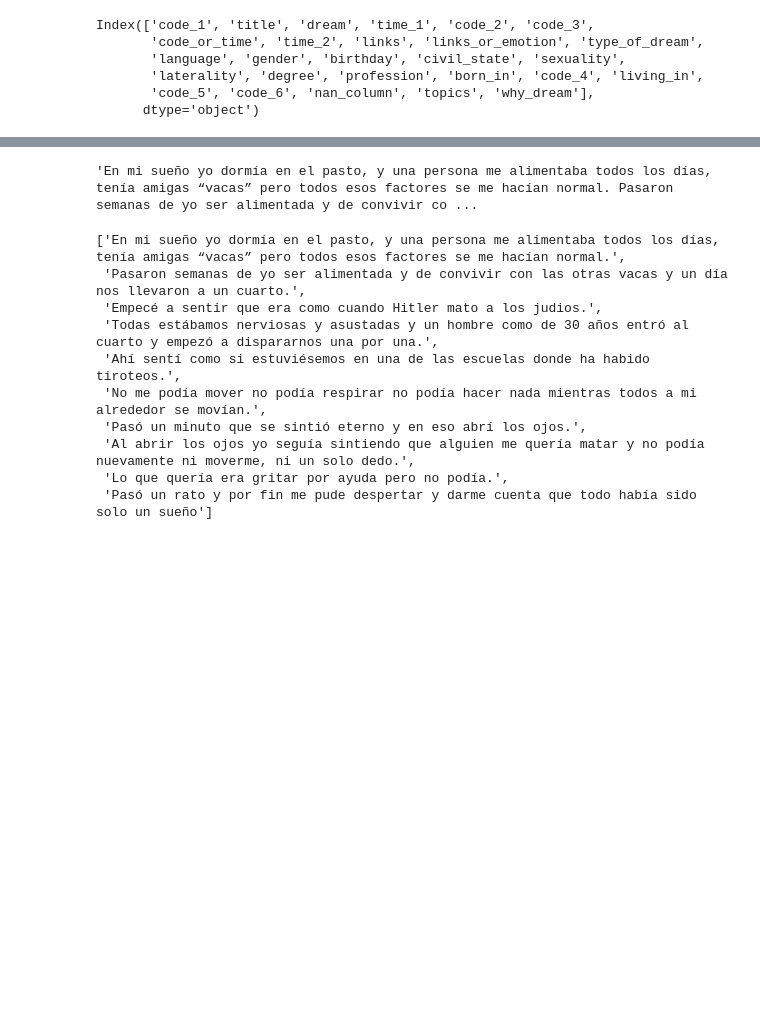
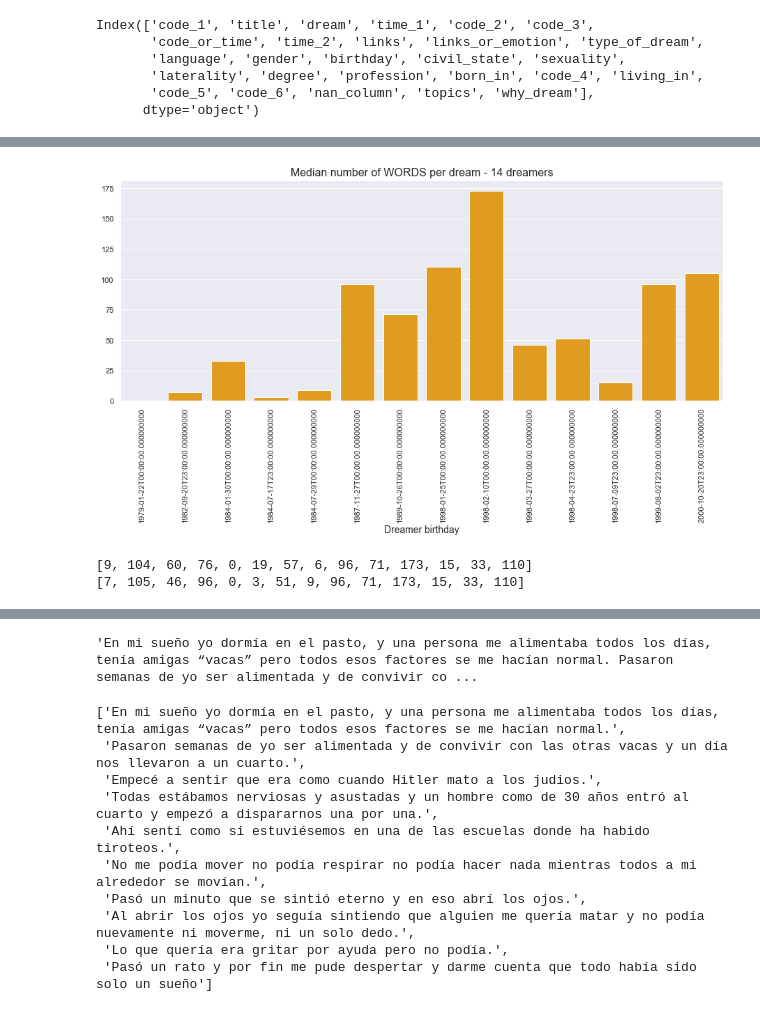
Before and after one commit to MigBap/dreambank, a Jupyter notebook: Self.ipynb, the cells around one changed output, grey strips where cells are left out. Cells and saved outputs as stored; diff of their text form; code cells hidden in the pictures; blank space fills up the shorter version.

```diff
--- a/Self.ipynb
+++ b/Self.ipynb
@@ -1013,0 +1053,32 @@ plt.show()
+# %%
+# Could make more sense to show the median words per dream
+
+n = 14
+
+top_dreamers = data['birthday'].value_counts().head(n).index
+
+from nltk.tokenize import regexp_tokenize
+
+# function for the median number of words in a dream of a dreamer
+def median_words_dream(birthday):
+    length_dream = []
+    for i in data[data['birthday'] == birthday].dream:
+        length_dream.append(len(regexp_tokenize(i, '\w+')))
+    return round(np.median(length_dream)).astype(np.int)
+
+#plot
+sns.barplot(top_dreamers, [median_words_dream(i) for i in top_dreamers], color='orange')
+plt.title("Median number of WORDS per dream - {} dreamers".format(n), fontsize=16)
+plt.xlabel("Dreamer birthday", fontsize=14)
+plt.xticks(rotation=90)
+plt.subplots_adjust(left=0, bottom=-0.1, right=2, top=1, wspace=0, hspace=0)
+plt.show()
+# %% [output]
+[figure, added]
+# %%
+# just checking because the plots don't look very different
+print([avg_words_dream(i) for i in top_dreamers])
+print([median_words_dream(i) for i in top_dreamers])
+# %% [output]
+[9, 104, 60, 76, 0, 19, 57, 6, 96, 71, 173, 15, 33, 110]
+[7, 105, 46, 96, 0, 3, 51, 9, 96, 71, 173, 15, 33, 110]
```
Also changed, not shown: parts of 21 cells of this notebook.
